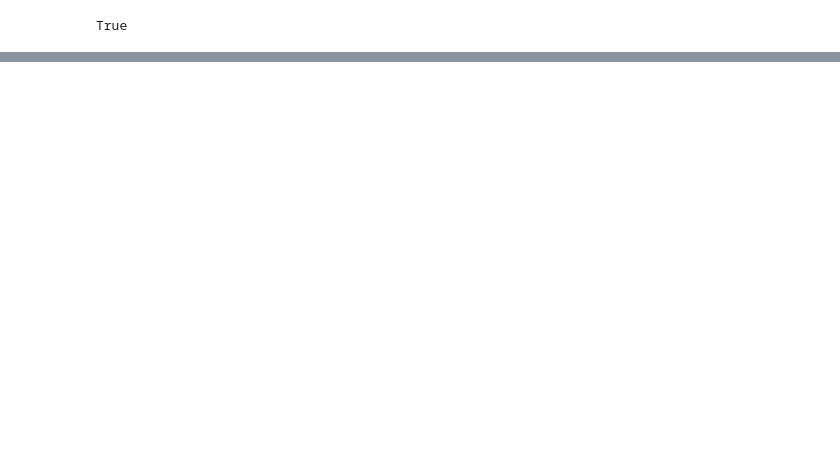
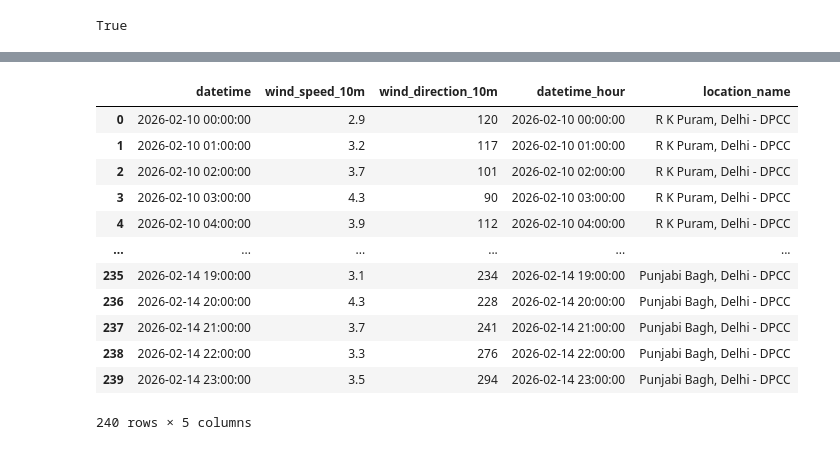
Before and after one commit to hmzakt/Delhi-Climate-Hackathon-2026, a Jupyter notebook: nb.ipynb, the cells around one changed output, grey strips where cells are left out. Cells and saved outputs as stored; diff of their text form; code cells hidden in the pictures; blank space fills up the shorter version.

```diff
--- a/nb.ipynb
+++ b/nb.ipynb
@@ -380,0 +511,11 @@ Columns saved: ['latitude', 'longitude', 'acq_date', 'acq_time', 'confidence', '
+# %%
+df_weather_punjabi_bagh = pd.DataFrame({
+    "datetime": data_pb["hourly"]["time"],
+    "wind_speed_10m": data_pb["hourly"]["wind_speed_10m"],
+    "wind_direction_10m": data_pb["hourly"]["wind_direction_10m"]
+})
+df_weather_punjabi_bagh["datetime"] = pd.to_datetime(df_weather_punjabi_bagh["datetime"])
+df_weather_punjabi_bagh["datetime_hour"] = df_weather_punjabi_bagh["datetime"].dt.floor("h")
+
+print("✅ Fetched hourly wind data for Punjabi Bagh.")
+df_weather_punjabi_bagh.head()
@@ -380,0 +536,16 @@ Columns saved: ['latitude', 'longitude', 'acq_date', 'acq_time', 'confidence', '
+# %%
+df_weather
+# %% [output]
+|  | datetime | wind_speed_10m | wind_direction_10m | datetime_hour | location_name |
+| 0 | 2026-02-10 00:00:00 | 2.9 | 120 | 2026-02-10 00:00:00 | R K Puram, Delhi - DPCC |
+| 1 | 2026-02-10 01:00:00 | 3.2 | 117 | 2026-02-10 01:00:00 | R K Puram, Delhi - DPCC |
+| 2 | 2026-02-10 02:00:00 | 3.7 | 101 | 2026-02-10 02:00:00 | R K Puram, Delhi - DPCC |
+| 3 | 2026-02-10 03:00:00 | 4.3 | 90 | 2026-02-10 03:00:00 | R K Puram, Delhi - DPCC |
+| 4 | 2026-02-10 04:00:00 | 3.9 | 112 | 2026-02-10 04:00:00 | R K Puram, Delhi - DPCC |
+| ... | ... | ... | ... | ... | ... |
+| 235 | 2026-02-14 19:00:00 | 3.1 | 234 | 2026-02-14 19:00:00 | Punjabi Bagh, Delhi - DPCC |
+| 236 | 2026-02-14 20:00:00 | 4.3 | 228 | 2026-02-14 20:00:00 | Punjabi Bagh, Delhi - DPCC |
+| 237 | 2026-02-14 21:00:00 | 3.7 | 241 | 2026-02-14 21:00:00 | Punjabi Bagh, Delhi - DPCC |
+| 238 | 2026-02-14 22:00:00 | 3.3 | 276 | 2026-02-14 22:00:00 | Punjabi Bagh, Delhi - DPCC |
+| 239 | 2026-02-14 23:00:00 | 3.5 | 294 | 2026-02-14 23:00:00 | Punjabi Bagh, Delhi - DPCC |
+240 rows × 5 columns
```
Also changed, not shown: parts of 51 cells of this notebook, 37 other files.
